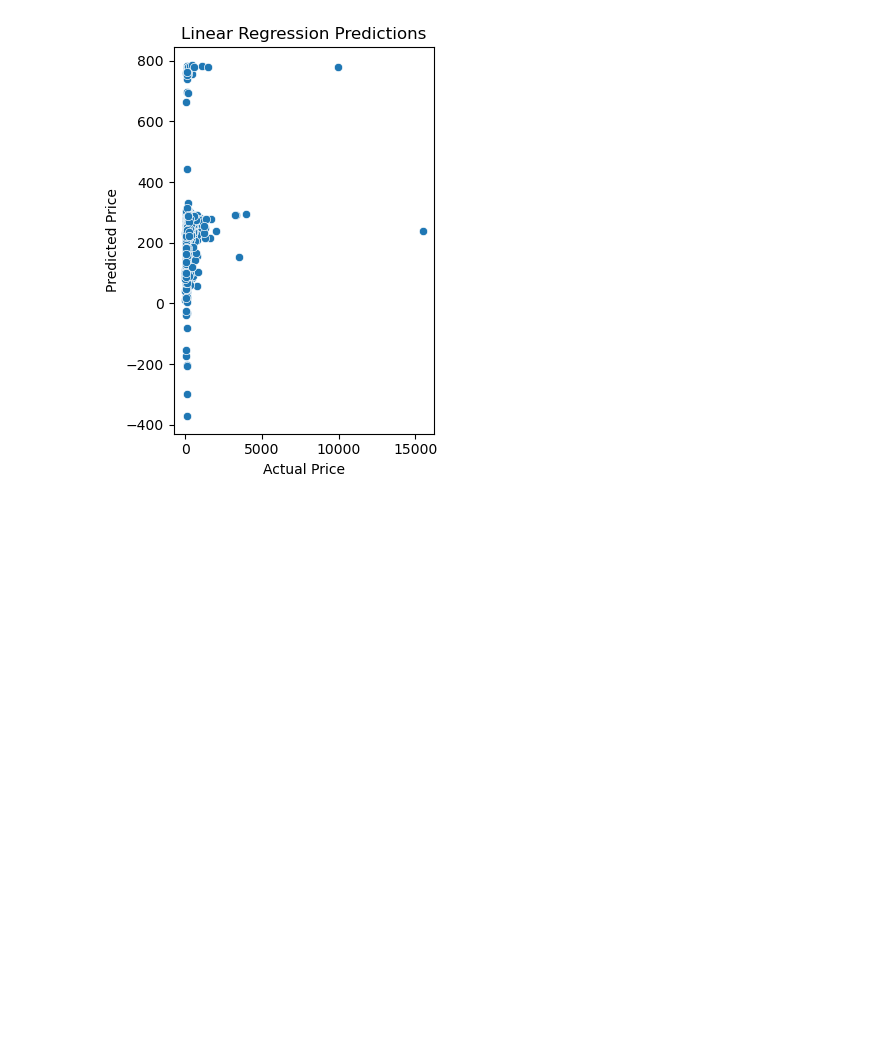
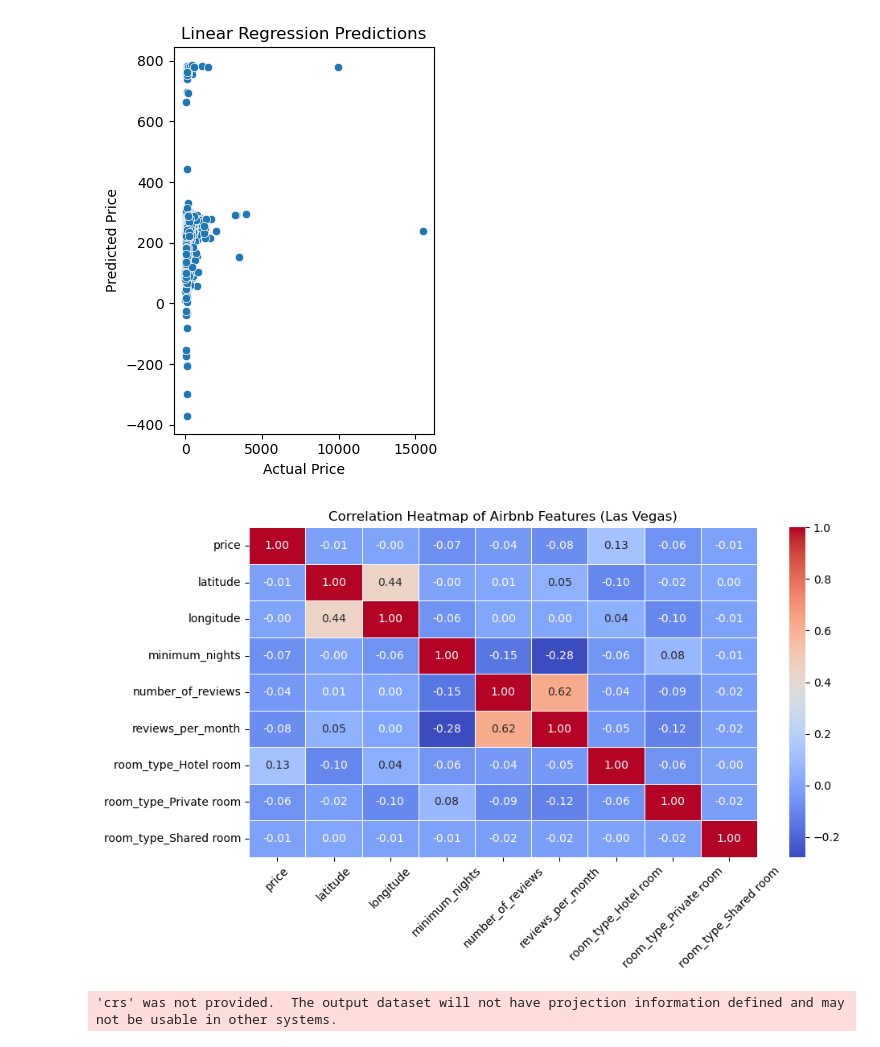
Before and after one commit to k22delafuente/project_4_air_bnb, a Jupyter notebook: Las_vegas-1.ipynb, the cells around one changed output. Drawn from its saved outputs; the diff is of its cells as text; code cells hidden in the pictures; blank space fills up the shorter version.

```diff
--- a/Las_vegas-1.ipynb
+++ b/Las_vegas-1.ipynb
@@ -83,3 +108,15 @@ plt.show()
 # Save predictions to CSV
 predictions = pd.DataFrame({"Actual": y_test, "RF_Predicted": y_pred_rf, "LR_Predicted": y_pred_lr})
 predictions.to_csv("las_vegas_price_model_comparison.csv", index=False)
+# %%
+# Step X: Correlation Heatmap
+plt.figure(figsize=(10, 6))
+correlation_matrix = df.corr()
+
+sns.heatmap(correlation_matrix, annot=True, cmap='coolwarm', fmt=".2f", linewidths=0.5)
+plt.title("Correlation Heatmap of Airbnb Features (Las Vegas)")
+plt.xticks(rotation=45)
+plt.tight_layout()
+plt.show()
+# %% [output]
+[figure, added]
@@ -85,0 +135,8 @@ predictions.to_csv("las_vegas_price_model_comparison.csv", index=False)
+# %%
+import geopandas as gpd
+
+gdf = gpd.GeoDataFrame(df, geometry=gpd.points_from_xy(df.longitude, df.latitude))
+gdf = gdf[["geometry", "price"]]
+gdf.to_file("listings.geojson", driver="GeoJSON")
+# %% [output]
+'crs' was not provided.  The output dataset will not have projection information defined and may not be usable in other systems.
```
Also changed, not shown: parts of 7 cells of this notebook, 10 other files.
